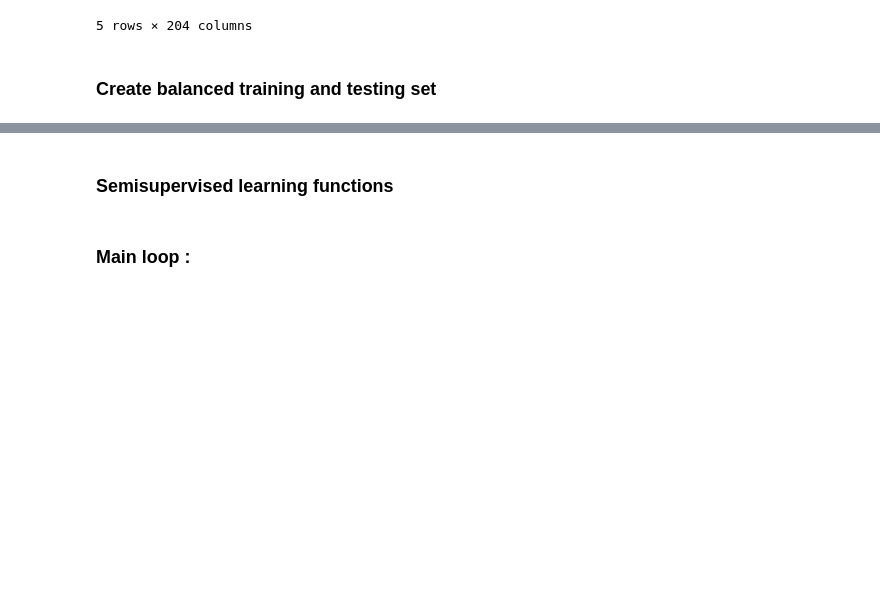
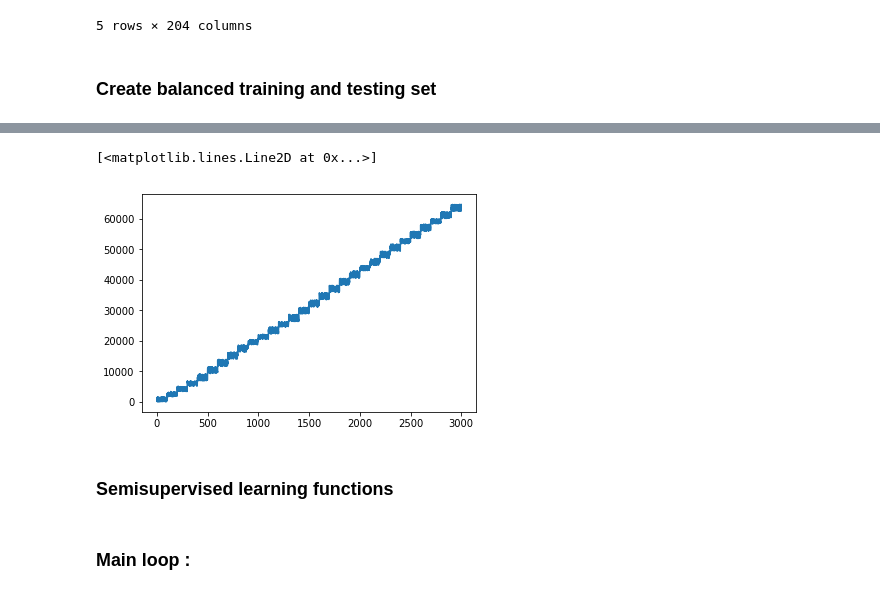
Before and after one commit to adrianlwn/NTDS-Speech-Recognition-Challenge, a Jupyter notebook: semisup_pipeline.ipynb, the cells around one changed output, grey strips where cells are left out. Drawn from its saved outputs; the diff is of its cells as text; code cells hidden in the pictures; blank space fills up the shorter version.

```diff
--- a/semisup_pipeline.ipynb
+++ b/semisup_pipeline.ipynb
@@ -100,3 +109,8 @@ for i in range(len(class_names)):
+# %%
+plt.plot(test_x)
+# %% [output]
+[<matplotlib.lines.Line2D at 0x...>]
+[figure, added]
 # %% [markdown]
 ### Semisupervised learning functions
 # %%
```
Also changed, not shown: parts of 16 cells of this notebook.
